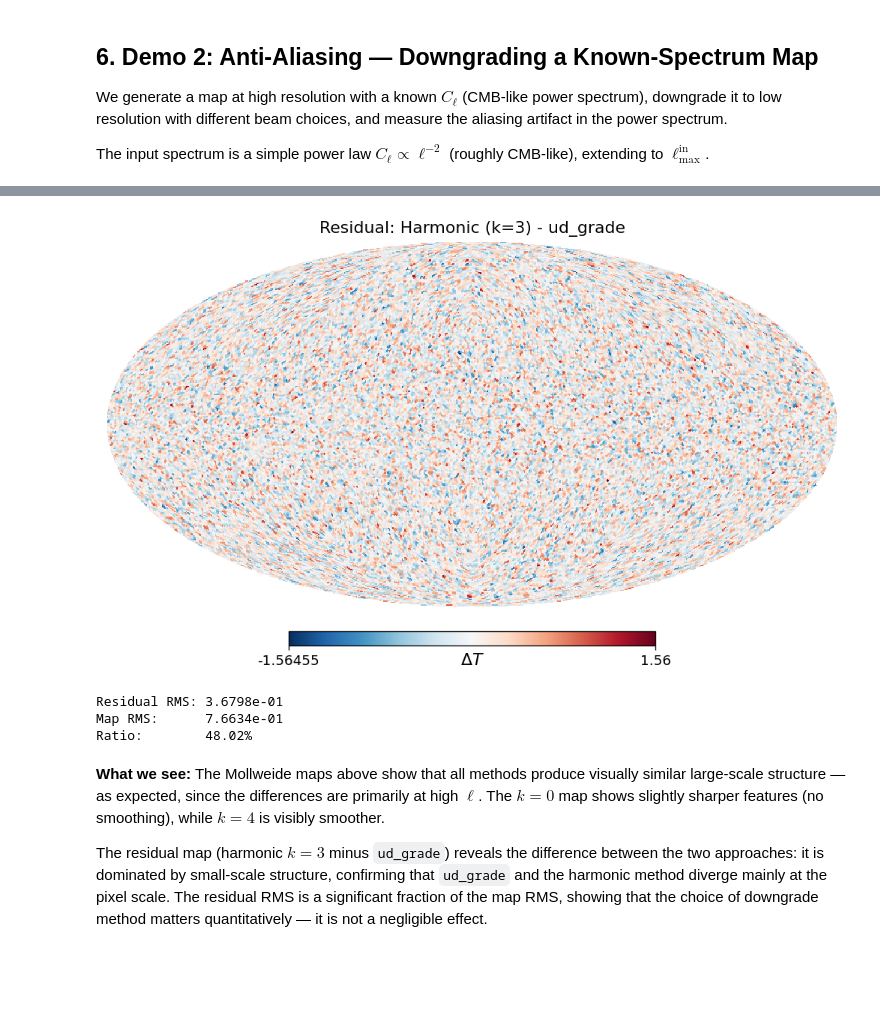
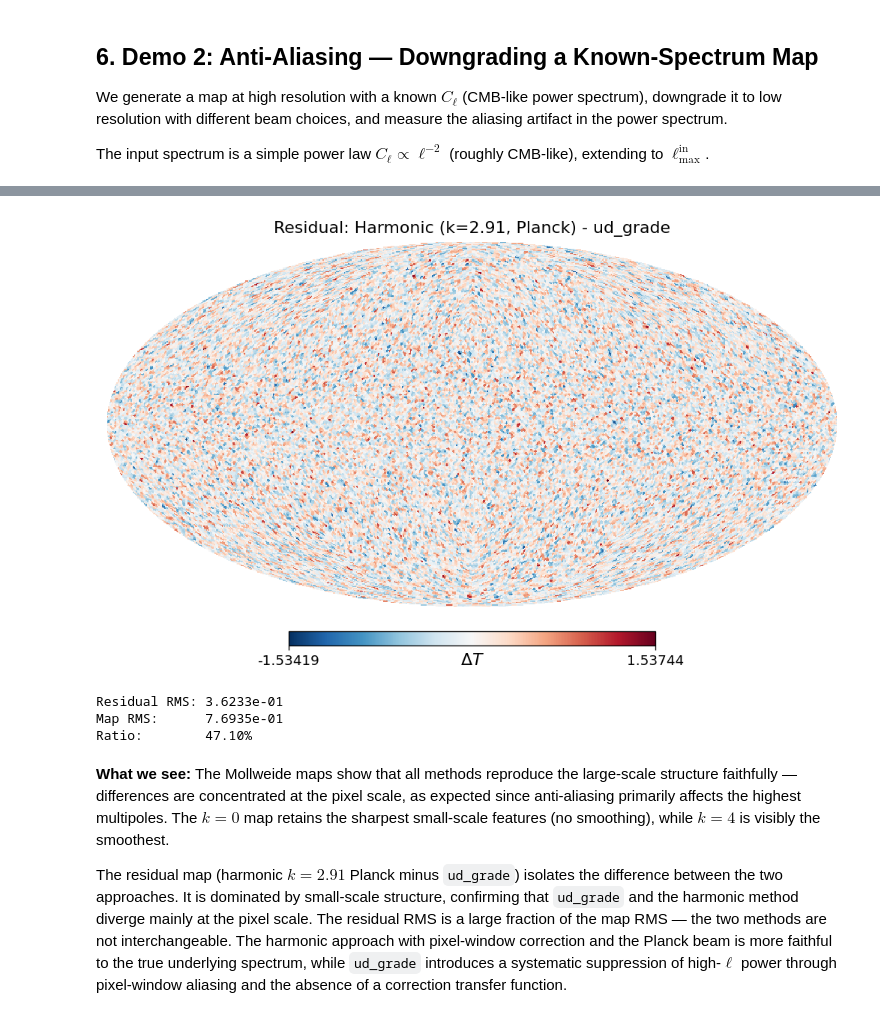
Before and after one commit to zonca/zonca.dev, a Jupyter notebook: posts/2026-04-06-why-3-pixels-per-beam.ipynb, the cells around one changed output, grey strips where cells are left out. Drawn from its saved outputs; the diff is of its cells as text; code cells hidden in the pictures; blank space fills up the shorter version.

```diff
--- a/posts/2026-04-06-why-3-pixels-per-beam.ipynb
+++ b/posts/2026-04-06-why-3-pixels-per-beam.ipynb
@@ -48,6 +49,11 @@ import matplotlib.pyplot as plt
 %matplotlib inline
 plt.rcParams.update({"figure.dpi": 120, "font.size": 11})
 
+# Planck 2013 XXIII Table 1: FWHM = 160 arcmin at Nside=64, giving ratio 2.91
+# This is the exact scaling used consistently across all Planck resolutions.
+PLANCK_K = 160.0 / (np.degrees(hp.nside2resol(64)) * 60)
+
 print(f"healpy {hp.__version__}, numpy {np.__version__}")
+print(f"Planck FWHM/pixel ratio: {PLANCK_K:.4f}")
 # %% [output]
 healpy 1.19.0, numpy 2.4.4
@@ -204,18 +258,21 @@ pw = hp.pixwin(nside_out)[:lmax + 1]
 
 fig, axes = plt.subplots(1, 2, figsize=(12, 4.5))
 
-for k, color in [(1, "C0"), (2, "C1"), (3, "C2"), (4, "C3")]:
+k_styles = [(1, "C0", "-"), (2, "C1", "--"), (PLANCK_K, "C2", "-."), (4, "C3", ":")]
+for k, color, ls in k_styles:
     fwhm = k * theta_pix
     bl = hp.gauss_beam(fwhm, lmax=lmax)
+    lbl = f"$k={k:.2f}$ (Planck)" if k == PLANCK_K else f"$k={k}$"
+    axes[0].plot(ell, bl, color=color, ls=ls, lw=2.5, label=lbl)
+    axes[1].plot(ell, bl * pw, color=color, ls=ls, lw=2.5, label=lbl)
 
-    axes[0].plot(ell, bl, color=color, label=f"$k={k}$")
-    axes[1].plot(ell, bl * pw, color=color, label=f"$k={k}$")
-
-axes[0].plot(ell, pw, "k--", alpha=0.5, label=r"$p_\ell$ (pixel window)")
+axes[0].plot(ell, pw, "k--", lw=1.5, alpha=0.5, label=r"$p_\ell$ (pixel window)")
 
 for ax in axes:
-    ax.axvline(3 * nside_out, color="red", ls=":", alpha=0.5, label=r"$\ell_{\max}$" if ax == axes[0] else "")
-    ax.axvline(2 * nside_out, color="orange", ls=":", alpha=0.5, label=r"$2 N_{\mathrm{side}}$" if ax == axes[0] else "")
+    ax.axvline(lmax, color="red", ls=":", lw=1.5, alpha=0.7,
+               label=r"$\ell_{\max} = 3N_{\mathrm{side}}-1$" if ax is axes[0] else "")
+    ax.axvline(2 * nside_out, color="orange", ls=":", lw=1.5, alpha=0.7,
+               label=r"$2 N_{\mathrm{side}}$" if ax is axes[0] else "")
     ax.set_xlabel(r"$\ell$")
     ax.set_xlim(0, lmax)
     ax.set_ylim(-0.05, 1.05)
@@ -231,7 +288,8 @@ plt.show()
 # Print suppression at bandlimit
 print(f"\nSuppression at ell_max = {lmax} (Nside_out = {nside_out}):")
 print(f"  Pixel window alone: p_ell = {pw[-1]:.4f}")
-for k in [1, 2, 3, 4]:
+for k, _, _ in k_styles:
     bl = hp.gauss_beam(k * theta_pix, lmax=lmax)
-    print(f"  k={k}: b_ell = {bl[-1]:.4f},  b_ell * p_ell = {bl[-1]*pw[-1]:.6f}")
+    tag = " (Planck)" if k == PLANCK_K else ""
+    print(f"  k={k:.2f}{tag}: b_ell = {bl[-1]:.6f},  b_ell * p_ell = {bl[-1]*pw[-1]:.8f}")
 # %% [output]
@@ -256,13 +314,14 @@ theta_pix = hp.nside2resol(nside_out)
 bandlimit = 3 * nside_out - 1
 
 print(f"Nside_out = {nside_out}, theta_pix = {np.degrees(theta_pix)*60:.1f} arcmin, bandlimit = {bandlimit}")
-print(f"{'k':>4s}  {'FWHM (arcmin)':>14s}  {'ell at b_l=0.5':>15s}  {'ell at b_l=0.1':>15s}  {'fraction of bandlimit at 50%':>30s}")
+print(f"{'k':>6s}  {'FWHM (arcmin)':>14s}  {'ell at b_l=0.5':>15s}  {'ell at b_l=0.1':>15s}  {'fraction of bandlimit at 50%':>30s}")
 
-for k in [1, 2, 3, 4]:
+for k in [1, 2, PLANCK_K, 4]:
     fwhm = k * theta_pix
     bl = hp.gauss_beam(fwhm, lmax=bandlimit)
     ell50 = np.argmin(np.abs(bl - 0.5))
     ell10 = np.argmin(np.abs(bl - 0.1))
-    print(f"{k:>4d}  {np.degrees(fwhm)*60:>14.1f}  {ell50:>15d}  {ell10:>15d}  {ell50/bandlimit:>30.1%}")
+    tag = " (Planck)" if k == PLANCK_K else ""
+    print(f"{k:>6.2f}  {np.degrees(fwhm)*60:>14.1f}  {ell50:>15d}  {ell10:>15d}  {ell50/bandlimit:>30.1%}{tag}")
 # %% [output]
 Nside_out = 64, theta_pix = 55.0 arcmin, bandlimit = 191
@@ -432,22 +599,22 @@ for m, title in zip(maps_to_show, titles):
 [figure]
 # %%
-# Residuals: difference between k=3 harmonic and ud_grade
-residual = results[3] - map_ud
+# Residuals: difference between Planck harmonic and ud_grade
+residual = results[PLANCK_K] - map_ud
 
-hp.mollview(residual, title="Residual: Harmonic (k=3) - ud_grade",
+hp.mollview(residual, title=f"Residual: Harmonic (k={PLANCK_K:.2f}, Planck) - ud_grade",
             unit=r"$\Delta T$", cmap="RdBu_r")
 plt.show()
 
 print(f"Residual RMS: {np.std(residual):.4e}")
-print(f"Map RMS:      {np.std(results[3]):.4e}")
-print(f"Ratio:        {np.std(residual)/np.std(results[3]):.2%}")
+print(f"Map RMS:      {np.std(results[PLANCK_K]):.4e}")
+print(f"Ratio:        {np.std(residual)/np.std(results[PLANCK_K]):.2%}")
 # %% [output]
-[figure, old version]
+[figure, new version]
-Residual RMS: 3.6798e-01
-Map RMS:      7.6634e-01
-Ratio:        48.02%
+Residual RMS: 3.6233e-01
+Map RMS:      7.6935e-01
+Ratio:        47.10%
 # %% [markdown]
-**What we see:** The Mollweide maps above show that all methods produce visually similar large-scale structure — as expected, since the differences are primarily at high $\ell$. The $k=0$ map shows slightly sharper features (no smoothing), while $k=4$ is visibly smoother.
+**What we see:** The Mollweide maps show that all methods reproduce the large-scale structure faithfully — differences are concentrated at the pixel scale, as expected since anti-aliasing primarily affects the highest multipoles. The $k=0$ map retains the sharpest small-scale features (no smoothing), while $k=4$ is visibly the smoothest.
 
-The residual map (harmonic $k=3$ minus `ud_grade`) reveals the difference between the two approaches: it is dominated by small-scale structure, confirming that `ud_grade` and the harmonic method diverge mainly at the pixel scale. The residual RMS is a significant fraction of the map RMS, showing that the choice of downgrade method matters quantitatively — it is not a negligible effect.
+The residual map (harmonic $k=2.91$ Planck minus `ud_grade`) isolates the difference between the two approaches. It is dominated by small-scale structure, confirming that `ud_grade` and the harmonic method diverge mainly at the pixel scale. The residual RMS is a large fraction of the map RMS — the two methods are not interchangeable. The harmonic approach with pixel-window correction and the Planck beam is more faithful to the true underlying spectrum, while `ud_grade` introduces a systematic suppression of high-$\ell$ power through pixel-window aliasing and the absence of a correction transfer function.
 # %% [markdown]
```
Also changed, not shown: parts of 24 cells of this notebook.
